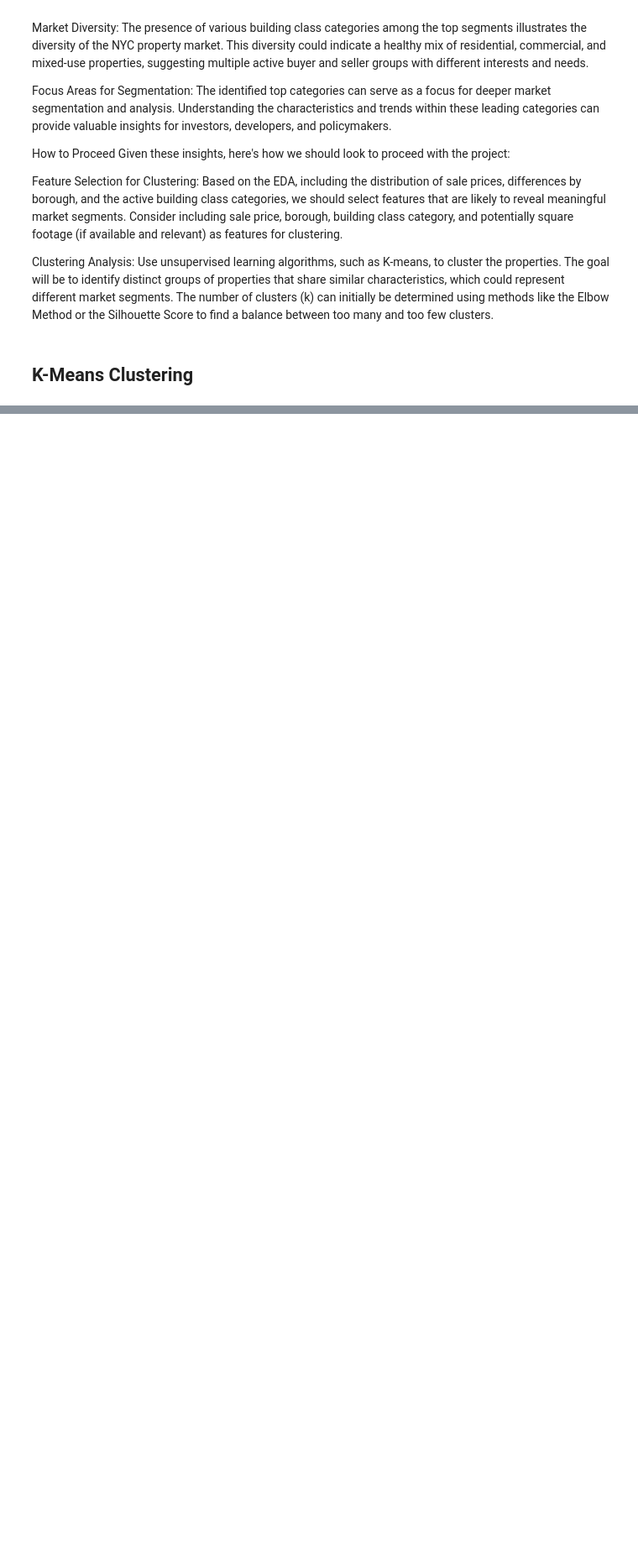
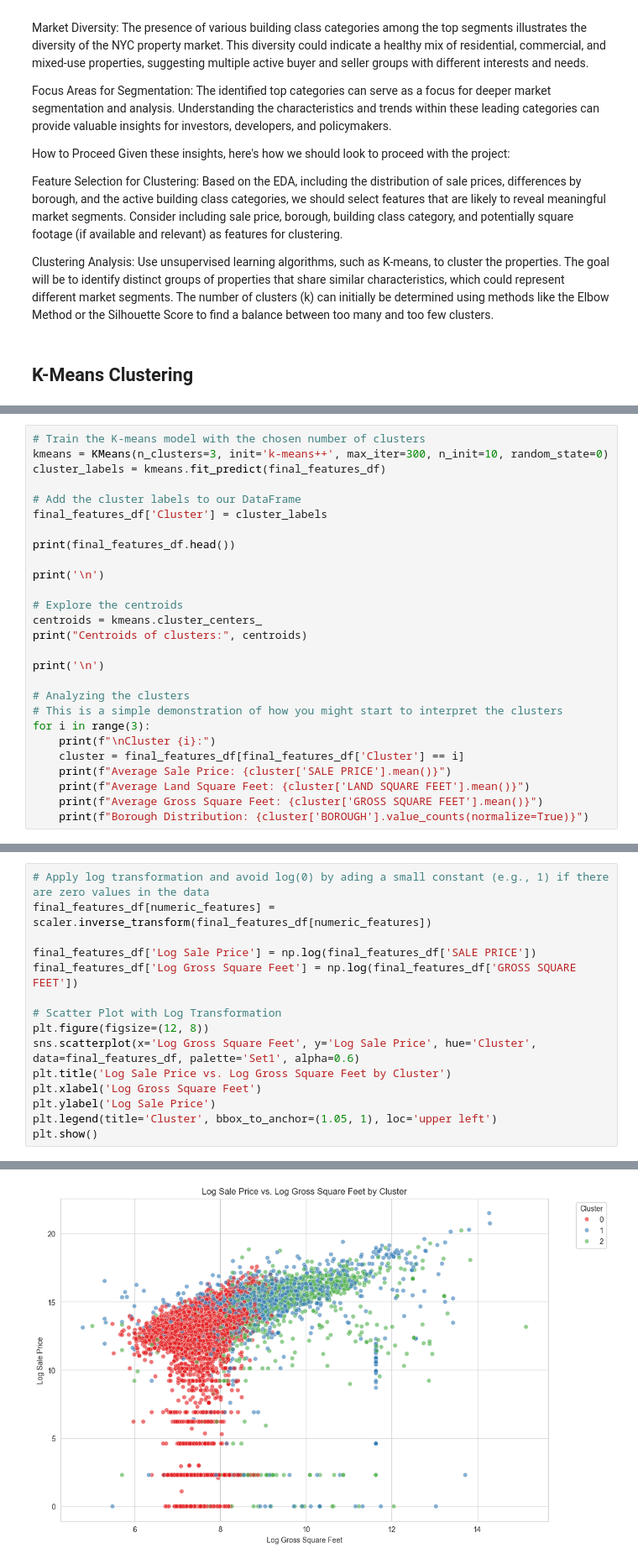
Before and after one commit to abdiwakene/nyc_property_market_segmentation, a Jupyter notebook: nyc_property_market_segmentation.ipynb, the cells around one changed output, grey strips where cells are left out. Shown at 84% size. Drawn from its saved outputs; the diff is of its cells as text; blank space fills up the shorter version.

```diff
--- a/nyc_property_market_segmentation.ipynb
+++ b/nyc_property_market_segmentation.ipynb
@@ -213,0 +253,27 @@ plt.show()
+# %%
+# Train the K-means model with the chosen number of clusters
+kmeans = KMeans(n_clusters=3, init='k-means++', max_iter=300, n_init=10, random_state=0)
+cluster_labels = kmeans.fit_predict(final_features_df)
+
+# Add the cluster labels to our DataFrame
+final_features_df['Cluster'] = cluster_labels
+
+print(final_features_df.head())
+
+print('\n')
+
+# Explore the centroids
+centroids = kmeans.cluster_centers_
+print("Centroids of clusters:", centroids)
+
+print('\n')
+
+# Analyzing the clusters
+# This is a simple demonstration of how you might start to interpret the clusters
+for i in range(3):
+    print(f"\nCluster {i}:")
+    cluster = final_features_df[final_features_df['Cluster'] == i]
+    print(f"Average Sale Price: {cluster['SALE PRICE'].mean()}")
+    print(f"Average Land Square Feet: {cluster['LAND SQUARE FEET'].mean()}")
+    print(f"Average Gross Square Feet: {cluster['GROSS SQUARE FEET'].mean()}")
+    print(f"Borough Distribution: {cluster['BOROUGH'].value_counts(normalize=True)}")
@@ -213,0 +376,16 @@ plt.show()
+# %%
+# Apply log transformation and avoid log(0) by ading a small constant (e.g., 1) if there are zero values in the data
+final_features_df[numeric_features] = scaler.inverse_transform(final_features_df[numeric_features])
+
+final_features_df['Log Sale Price'] = np.log(final_features_df['SALE PRICE'])
+final_features_df['Log Gross Square Feet'] = np.log(final_features_df['GROSS SQUARE FEET'])
+
+# Scatter Plot with Log Transformation
+plt.figure(figsize=(12, 8))
+sns.scatterplot(x='Log Gross Square Feet', y='Log Sale Price', hue='Cluster', data=final_features_df, palette='Set1', alpha=0.6)
+plt.title('Log Sale Price vs. Log Gross Square Feet by Cluster')
+plt.xlabel('Log Gross Square Feet')
+plt.ylabel('Log Sale Price')
+plt.legend(title='Cluster', bbox_to_anchor=(1.05, 1), loc='upper left')
+plt.show()
+# %% [output]
@@ -213,0 +407 @@ plt.show()
+[figure, added]
```
Also changed, not shown: parts of 12 cells of this notebook.
